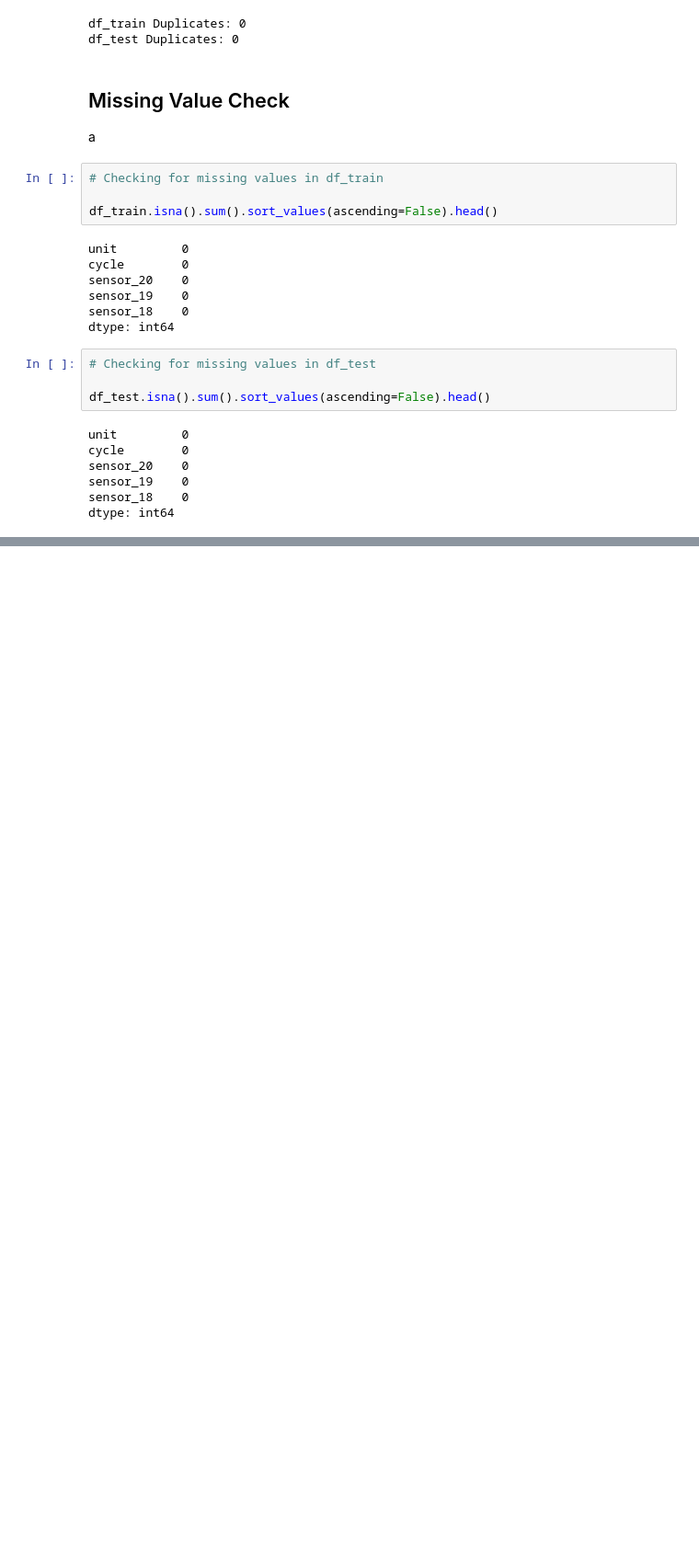
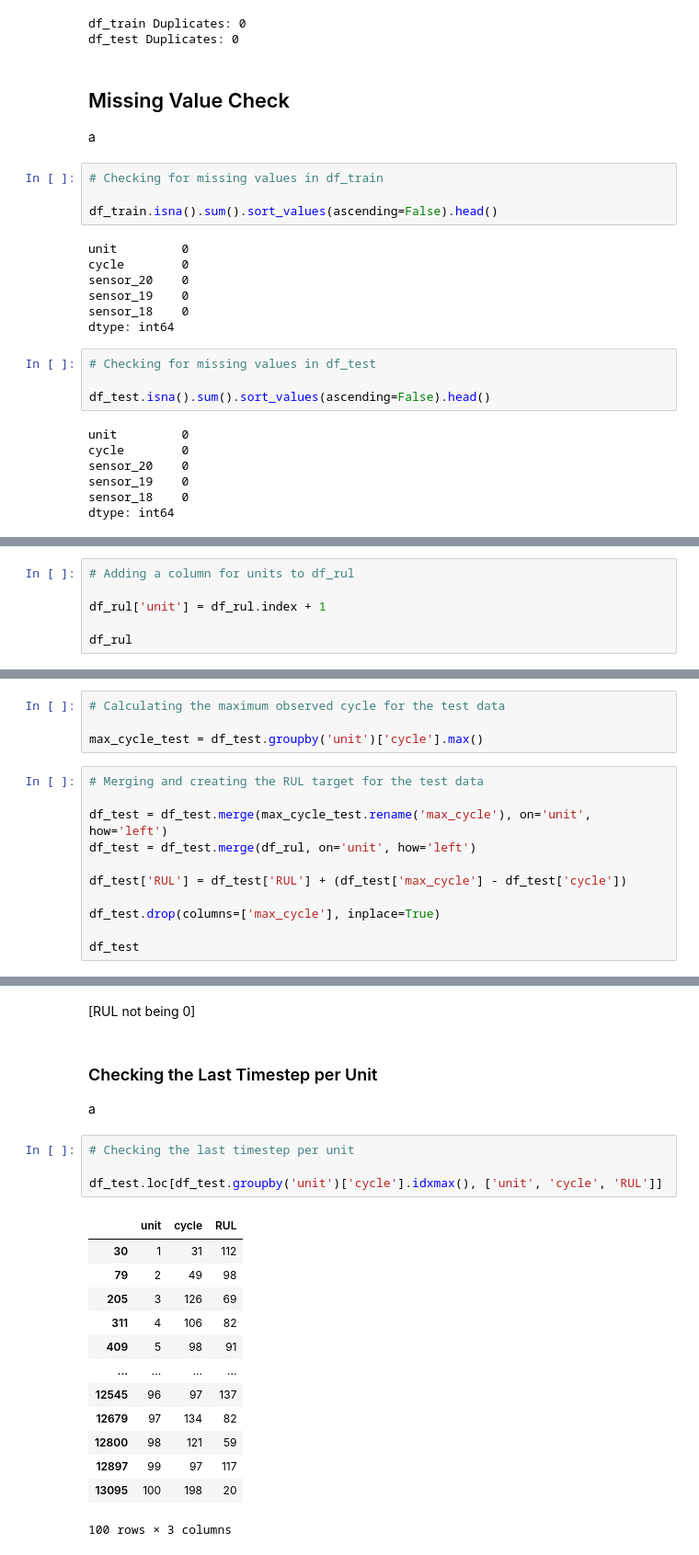
Before and after one commit to jonathanskuy/aircraft-predictive-maintenance, a Jupyter notebook: notebooks/aircraft-predictive-maintenance.ipynb, the cells around one changed output, grey strips where cells are left out. Shown at 92% size. Drawn from its saved outputs; the diff is of its cells as text; blank space fills up the shorter version.

```diff
--- a/notebooks/aircraft-predictive-maintenance.ipynb
+++ b/notebooks/aircraft-predictive-maintenance.ipynb
@@ -294,0 +332,6 @@ dtype: int64
+# %%
+# Adding a column for units to df_rul
+
+df_rul['unit'] = df_rul.index + 1
+
+df_rul
@@ -294,0 +352,15 @@ dtype: int64
+# %%
+# Calculating the maximum observed cycle for the test data
+
+max_cycle_test = df_test.groupby('unit')['cycle'].max()
+# %%
+# Merging and creating the RUL target for the test data
+
+df_test = df_test.merge(max_cycle_test.rename('max_cycle'), on='unit', how='left')
+df_test = df_test.merge(df_rul, on='unit', how='left')
+
+df_test['RUL'] = df_test['RUL'] + (df_test['max_cycle'] - df_test['cycle'])
+
+df_test.drop(columns=['max_cycle'], inplace=True)
+
+df_test
@@ -294,0 +424,23 @@ dtype: int64
+# %% [markdown]
+[RUL not being 0]
+# %% [markdown]
+### Checking the Last Timestep per Unit
+a
+# %%
+# Checking the last timestep per unit
+
+df_test.loc[df_test.groupby('unit')['cycle'].idxmax(), ['unit', 'cycle', 'RUL']]
+# %% [output]
+|  | unit | cycle | RUL |
+| 30 | 1 | 31 | 112 |
+| 79 | 2 | 49 | 98 |
+| 205 | 3 | 126 | 69 |
+| 311 | 4 | 106 | 82 |
+| 409 | 5 | 98 | 91 |
+| ... | ... | ... | ... |
+| 12545 | 96 | 97 | 137 |
+| 12679 | 97 | 134 | 82 |
+| 12800 | 98 | 121 | 59 |
+| 12897 | 99 | 97 | 117 |
+| 13095 | 100 | 198 | 20 |
+100 rows × 3 columns
```
Also changed, not shown: parts of 17 cells of this notebook.
